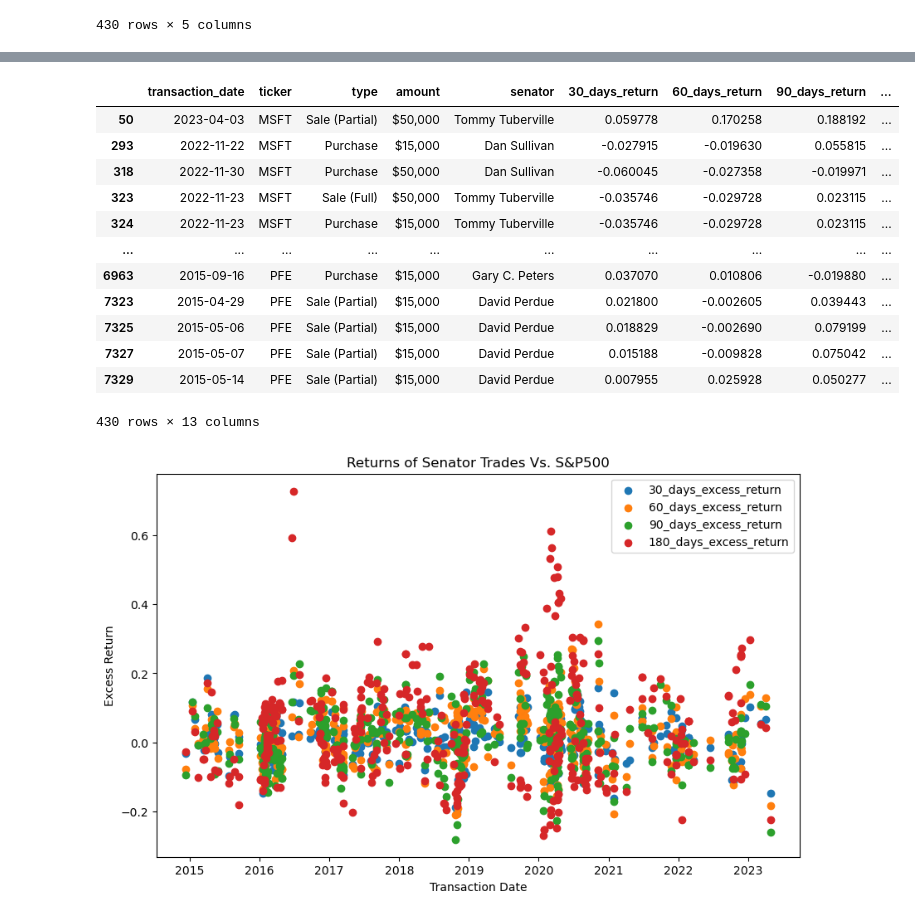
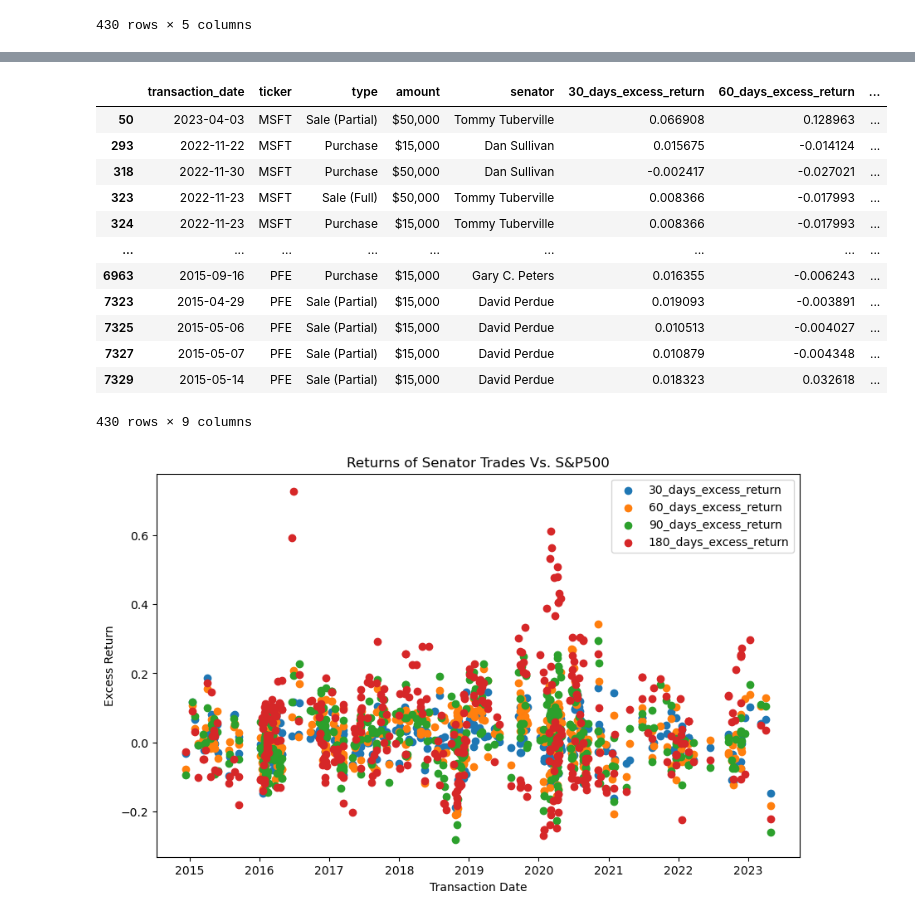
Before and after one commit to MRosan117/senator_trading_performance, a Jupyter notebook: Main.ipynb, the cells around one changed output, grey strips where cells are left out. Saved outputs shown, nothing was run; the diff lists cells and outputs as text; code cells hidden in the pictures.

```diff
--- a/Main.ipynb
+++ b/Main.ipynb
@@ -827,49 +827,56 @@ for duration in [30, 60, 90, 180]:
     # Iterate through rows in ready_csv_data
     for idx, row in ready_csv_data.iterrows():
         # Get transaction date and ticker
         start = row['transaction_date']
         ticker = row['ticker']
 
         # Check if ticker is in ready_ticker_data columns
         if ticker not in ready_ticker_data.columns:
             # Skip to next iteration if ticker not found
             continue
 
-        # Calculate end date based on duration
-        end = start + timedelta(days=duration)
+#         # Calculate end date based on duration
+#         end = start + timedelta(days=duration)
+
+#         # Extract relevant data from ready_ticker_data within the specified timeframe
+#         df_in_timeframe = ready_ticker_data.loc[start:end, [ticker, 'S&P500']]
+
+                # Calculate end date based on duration
+        end = (start + timedelta(days=duration)).date()
 
         # Extract relevant data from ready_ticker_data within the specified timeframe
-        df_in_timeframe = ready_ticker_data.loc[start:end, [ticker, 'S&P500']]
+        df_in_timeframe = ready_ticker_data.loc[start.date():end, [ticker, 'S&P500']]
+
 
         # Check if extracted data is empty
         if df_in_timeframe.empty:
             # Skip to next iteration if data is empty
             continue
 
         # Calculate returns and excess returns
         return_in_timeframe = df_in_timeframe.iloc[-1, 0] / df_in_timeframe.iloc[0, 0]
         sp_return_in_timeframe = df_in_timeframe.iloc[-1, 1] / df_in_timeframe.iloc[0, 1]
         excess_return = return_in_timeframe - sp_return_in_timeframe
 
         # Store calculated excess return in the corresponding column
         ready_csv_data.loc[idx, f'{duration}_days_excess_return'] = excess_return.item()
 
 # Display the modified ready_csv_data DataFrame
 display(ready_csv_data)
 # %% [output]
-|  | transaction_date | ticker | type | amount | senator | 30_days_return | 60_days_return | 90_days_return | ... |
-| 50 | 2023-04-03 | MSFT | Sale (Partial) | $50,000 | Tommy Tuberville | 0.059778 | 0.170258 | 0.188192 | ... |
-| 293 | 2022-11-22 | MSFT | Purchase | $15,000 | Dan Sullivan | -0.027915 | -0.019630 | 0.055815 | ... |
-| 318 | 2022-11-30 | MSFT | Purchase | $50,000 | Dan Sullivan | -0.060045 | -0.027358 | -0.019971 | ... |
-| 323 | 2022-11-23 | MSFT | Sale (Full) | $50,000 | Tommy Tuberville | -0.035746 | -0.029728 | 0.023115 | ... |
-| 324 | 2022-11-23 | MSFT | Purchase | $15,000 | Tommy Tuberville | -0.035746 | -0.029728 | 0.023115 | ... |
-| ... | ... | ... | ... | ... | ... | ... | ... | ... | ... |
-| 6963 | 2015-09-16 | PFE | Purchase | $15,000 | Gary C. Peters | 0.037070 | 0.010806 | -0.019880 | ... |
-| 7323 | 2015-04-29 | PFE | Sale (Partial) | $15,000 | David Perdue | 0.021800 | -0.002605 | 0.039443 | ... |
-| 7325 | 2015-05-06 | PFE | Sale (Partial) | $15,000 | David Perdue | 0.018829 | -0.002690 | 0.079199 | ... |
-| 7327 | 2015-05-07 | PFE | Sale (Partial) | $15,000 | David Perdue | 0.015188 | -0.009828 | 0.075042 | ... |
-| 7329 | 2015-05-14 | PFE | Sale (Partial) | $15,000 | David Perdue | 0.007955 | 0.025928 | 0.050277 | ... |
+|  | transaction_date | ticker | type | amount | senator | 30_days_excess_return | 60_days_excess_return | ... |
+| 50 | 2023-04-03 | MSFT | Sale (Partial) | $50,000 | Tommy Tuberville | 0.066908 | 0.128963 | ... |
+| 293 | 2022-11-22 | MSFT | Purchase | $15,000 | Dan Sullivan | 0.015675 | -0.014124 | ... |
+| 318 | 2022-11-30 | MSFT | Purchase | $50,000 | Dan Sullivan | -0.002417 | -0.027021 | ... |
+| 323 | 2022-11-23 | MSFT | Sale (Full) | $50,000 | Tommy Tuberville | 0.008366 | -0.017993 | ... |
+| 324 | 2022-11-23 | MSFT | Purchase | $15,000 | Tommy Tuberville | 0.008366 | -0.017993 | ... |
+| ... | ... | ... | ... | ... | ... | ... | ... | ... |
+| 6963 | 2015-09-16 | PFE | Purchase | $15,000 | Gary C. Peters | 0.016355 | -0.006243 | ... |
+| 7323 | 2015-04-29 | PFE | Sale (Partial) | $15,000 | David Perdue | 0.019093 | -0.003891 | ... |
+| 7325 | 2015-05-06 | PFE | Sale (Partial) | $15,000 | David Perdue | 0.010513 | -0.004027 | ... |
+| 7327 | 2015-05-07 | PFE | Sale (Partial) | $15,000 | David Perdue | 0.010879 | -0.004348 | ... |
+| 7329 | 2015-05-14 | PFE | Sale (Partial) | $15,000 | David Perdue | 0.018323 | 0.032618 | ... |
-430 rows × 13 columns
+430 rows × 9 columns
 # %%
 # Convert transaction_date column to datetime
 ready_csv_data['transaction_date'] = pd.to_datetime(ready_csv_data['transaction_date'])
```
Also changed, not shown: parts of 7 cells of this notebook.
